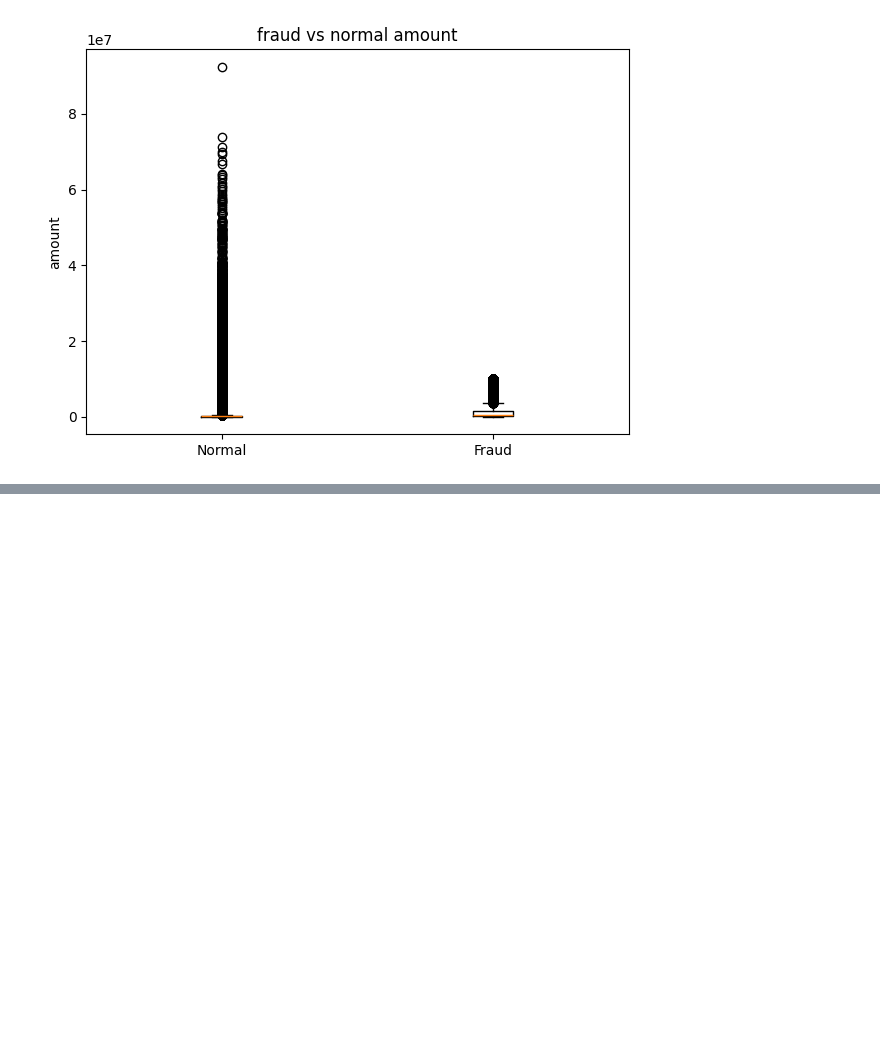
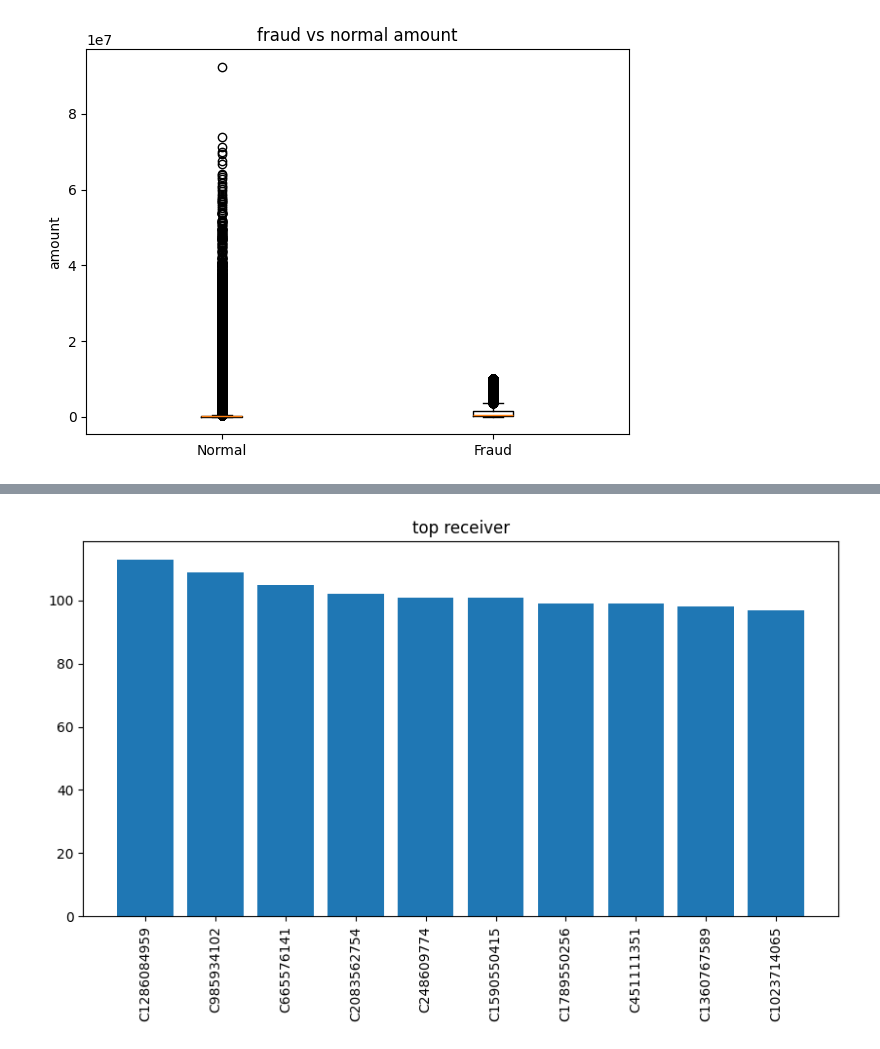
Before and after one commit to Nityanand-Khule-24/SecurePay-AI, a Jupyter notebook: notebooks/02_eda.ipynb, the cells around one changed output, grey strips where cells are left out. Cells and saved outputs as stored; diff of their text form; code cells hidden in the pictures; blank space fills up the shorter version.

```diff
--- a/notebooks/02_eda.ipynb
+++ b/notebooks/02_eda.ipynb
@@ -227,0 +293,7 @@ plt.show()
+# %%
+# reciever analysis
+
+#top reciver
+top_receiver = df["namedest"].value_counts().head(10)
+
+top_receiver
@@ -227,0 +313,15 @@ plt.show()
+# %%
+#visualization
+
+plt.figure(figsize=(10,5))
+
+plt.bar(
+    top_receiver.index,
+    top_receiver.values
+)
+
+plt.xticks(rotation=90)
+plt.title("top receiver")
+plt.show()
+# %% [output]
+[figure, added]
```
Also changed, not shown: parts of 15 cells of this notebook.
